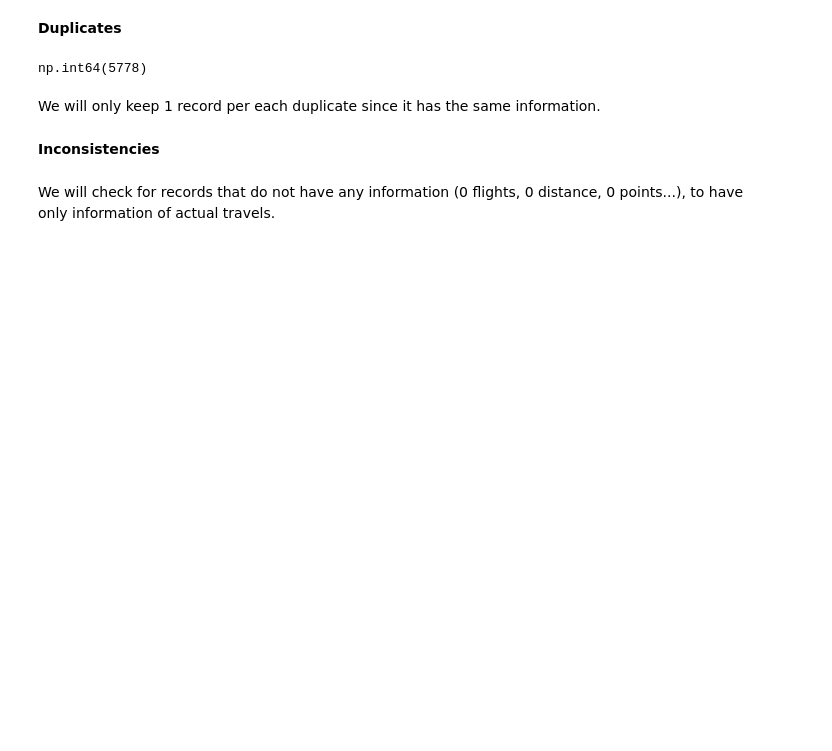
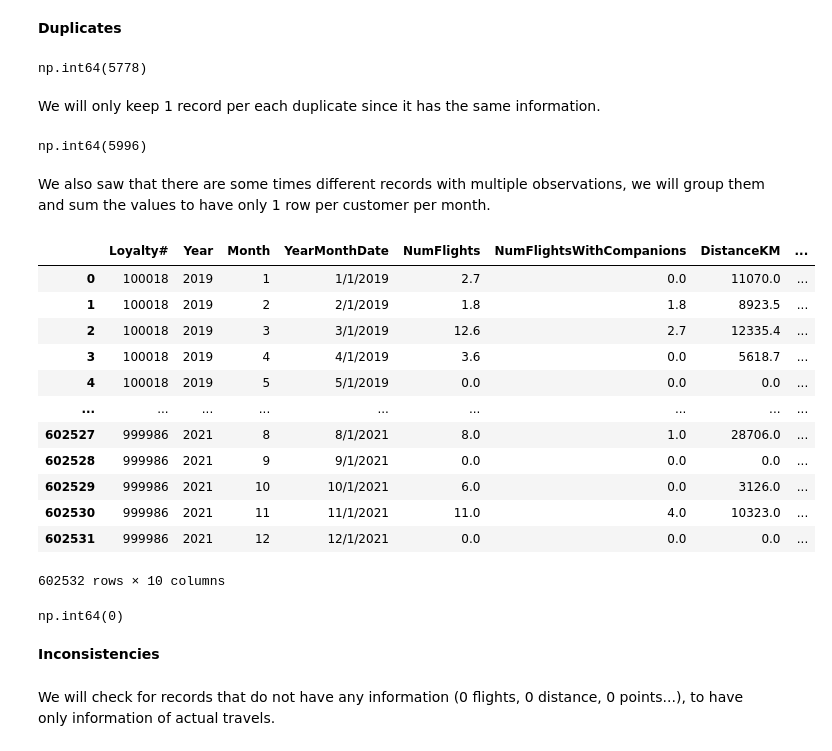
Before and after one commit to luisbdavila/Airline_Customer_Segmentation_DataMining_Project_Python, a Jupyter notebook: 1_Delivery/Code/EDA.ipynb, the cells around one changed output. Cells and saved outputs as stored; diff of their text form; code cells hidden in the pictures; blank space fills up the shorter version.

```diff
--- a/1_Delivery/Code/EDA.ipynb
+++ b/1_Delivery/Code/EDA.ipynb
@@ -465,3 +472,9 @@ np.int64(5778)
 We will only keep 1 record per each duplicate since it has the same information.
 # %%
 df_AIAI_Flights = df_AIAI_Flights.drop_duplicates(keep='first')
+# %%
+df_AIAI_Flights.duplicated(subset= ['Loyalty#', 'YearMonthDate'], keep=False).sum()
+# %% [output]
+np.int64(5996)
+# %% [markdown]
+We also saw that there are some times different records with multiple observations, we will group them and sum the values to have only 1 row per customer per month.
@@ -468,3 +494,23 @@ df_AIAI_Flights = df_AIAI_Flights.drop_duplicates(keep='first')
+# %%
+df_AIAI_Flights
+# %% [output]
+|  | Loyalty# | Year | Month | YearMonthDate | NumFlights | NumFlightsWithCompanions | DistanceKM | ... |
+| 0 | 100018 | 2019 | 1 | 1/1/2019 | 2.7 | 0.0 | 11070.0 | ... |
+| 1 | 100018 | 2019 | 2 | 2/1/2019 | 1.8 | 1.8 | 8923.5 | ... |
+| 2 | 100018 | 2019 | 3 | 3/1/2019 | 12.6 | 2.7 | 12335.4 | ... |
+| 3 | 100018 | 2019 | 4 | 4/1/2019 | 3.6 | 0.0 | 5618.7 | ... |
+| 4 | 100018 | 2019 | 5 | 5/1/2019 | 0.0 | 0.0 | 0.0 | ... |
+| ... | ... | ... | ... | ... | ... | ... | ... | ... |
+| 602527 | 999986 | 2021 | 8 | 8/1/2021 | 8.0 | 1.0 | 28706.0 | ... |
+| 602528 | 999986 | 2021 | 9 | 9/1/2021 | 0.0 | 0.0 | 0.0 | ... |
+| 602529 | 999986 | 2021 | 10 | 10/1/2021 | 6.0 | 0.0 | 3126.0 | ... |
+| 602530 | 999986 | 2021 | 11 | 11/1/2021 | 11.0 | 4.0 | 10323.0 | ... |
+| 602531 | 999986 | 2021 | 12 | 12/1/2021 | 0.0 | 0.0 | 0.0 | ... |
+602532 rows × 10 columns
+# %%
+df_AIAI_Flights.duplicated(subset= ['Loyalty#', 'YearMonthDate'], keep=False).sum()
+# %% [output]
+np.int64(0)
 # %% [markdown]
 **Inconsistencies**
 # %% [markdown]
```
Also changed, not shown: parts of 35 cells of this notebook.
